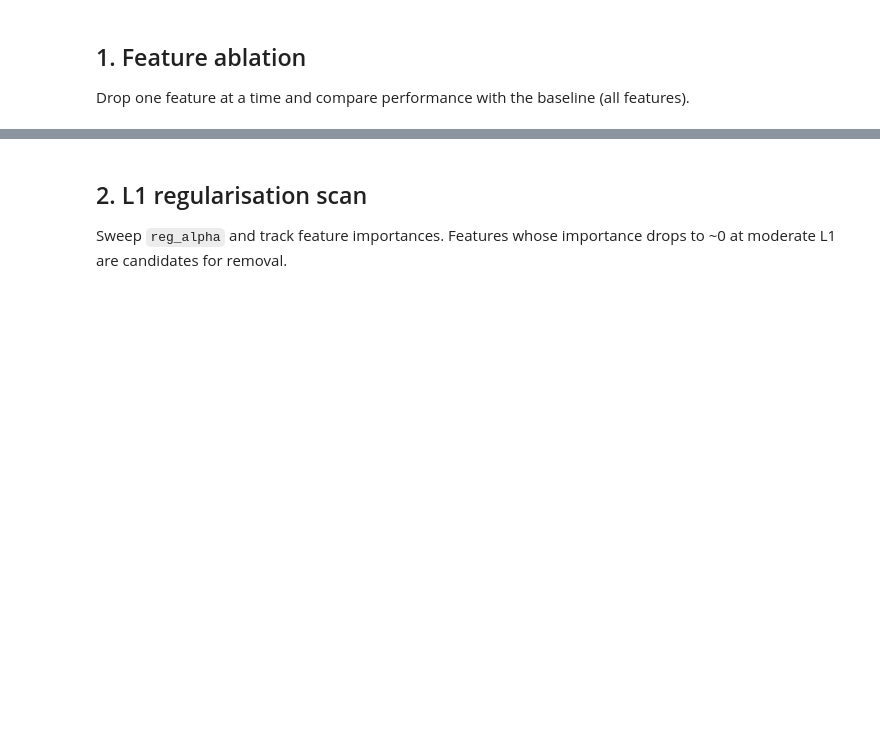
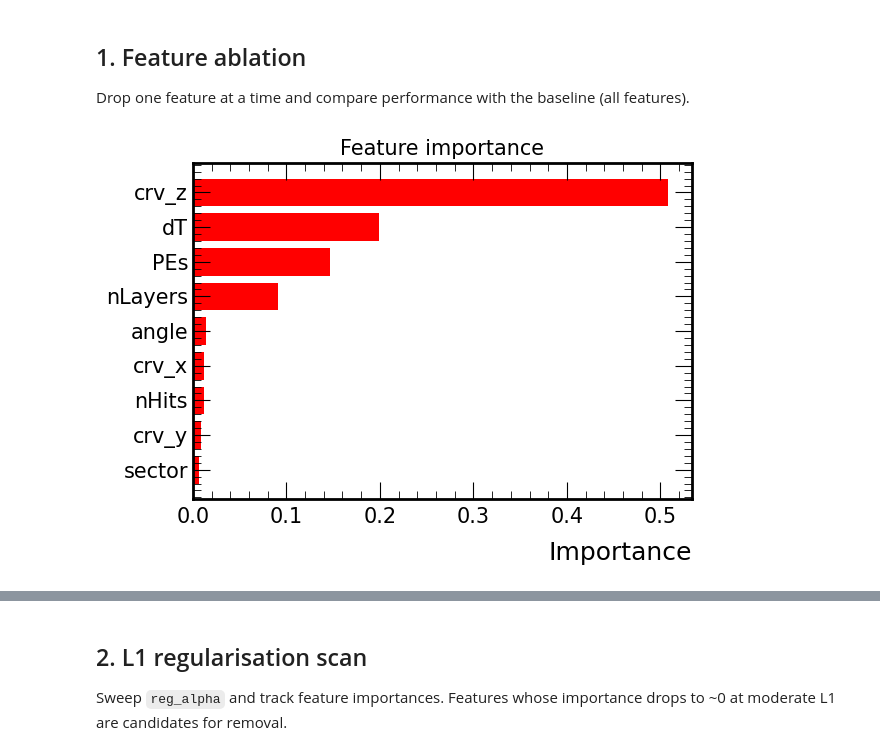
Before and after one commit to sam-grant/mu2e-cosmic, a Jupyter notebook: notebooks/ml/xgboost/feature_engineering.ipynb, the cells around one changed output, grey strips where cells are left out. Drawn from its saved outputs; the diff is of its cells as text; code cells hidden in the pictures; blank space fills up the shorter version.

```diff
--- a/notebooks/ml/xgboost/feature_engineering.ipynb
+++ b/notebooks/ml/xgboost/feature_engineering.ipynb
@@ -69,6 +100,24 @@ def train_with_features(data, features, tag, best_hp):
         "veto_efficiency": thr["veto_efficiency"],
         "deadtime": thr["deadtime"],
     }
+# %%
+# XGBoost feature importance (gain)
+# importances = results["model"].get_booster().get_score(importance_type="gain")
+importances = dict(zip(all_features, results["model"].feature_importances_))
+imp_df = pd.DataFrame({
+    "feature": importances.keys(),
+    "importance": importances.values(),
+}).sort_values("importance", ascending=True)
+
+fig, ax = plt.subplots(figsize=(6.4, 4.8))
+ax.barh(imp_df["feature"], imp_df["importance"])
+ax.set_xlabel("Importance")
+ax.set_title("Feature importance")
+plt.tight_layout()
+plt.savefig(f"../../../output/images/ml/{run}/features/xgb_importance.png")
+plt.show()
+# %% [output]
+[figure, added]
 # %%
 # Baseline: all features
 baseline = train_with_features(data, all_features, "baseline", best_hp)
```
Also changed, not shown: parts of 11 cells of this notebook.
